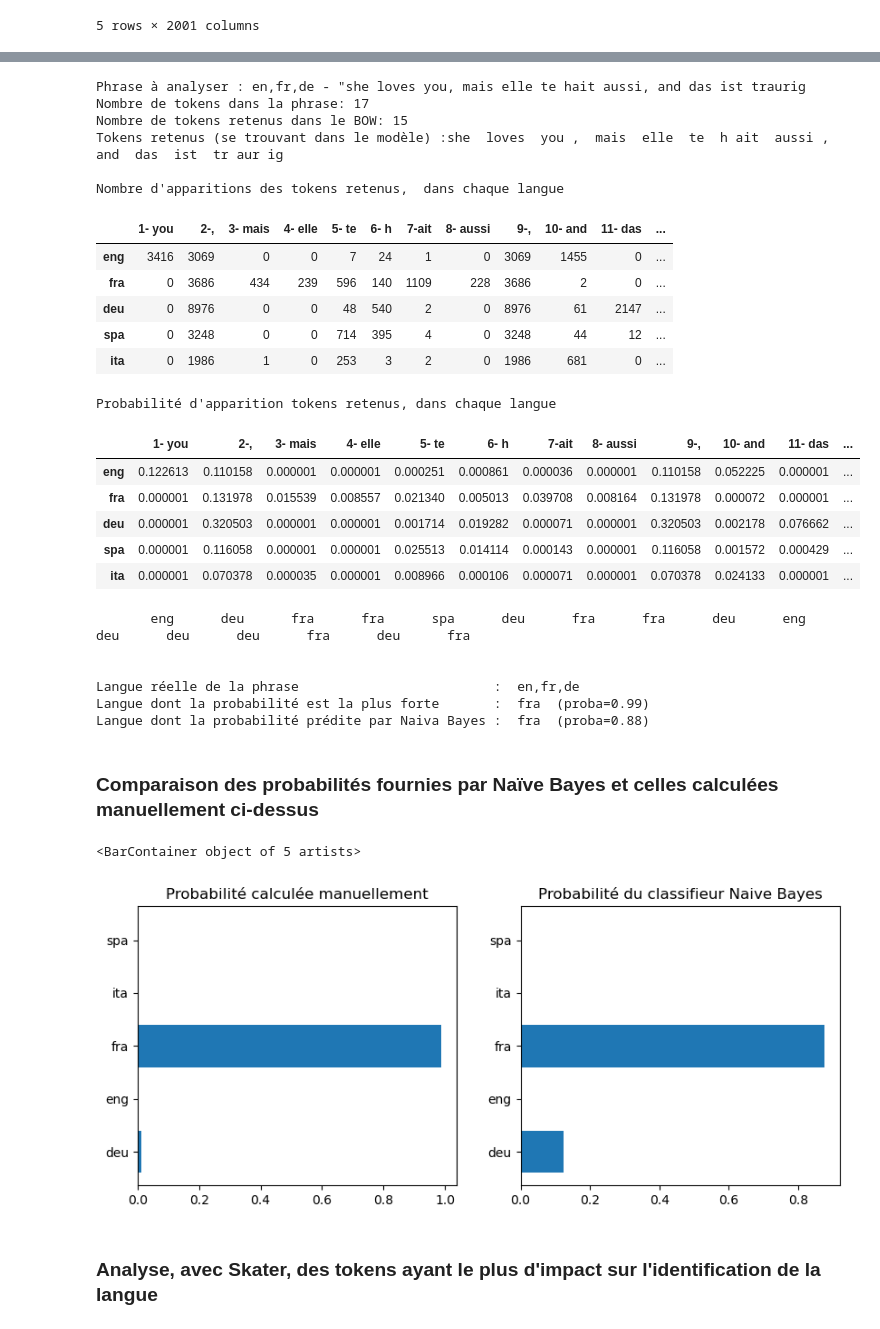
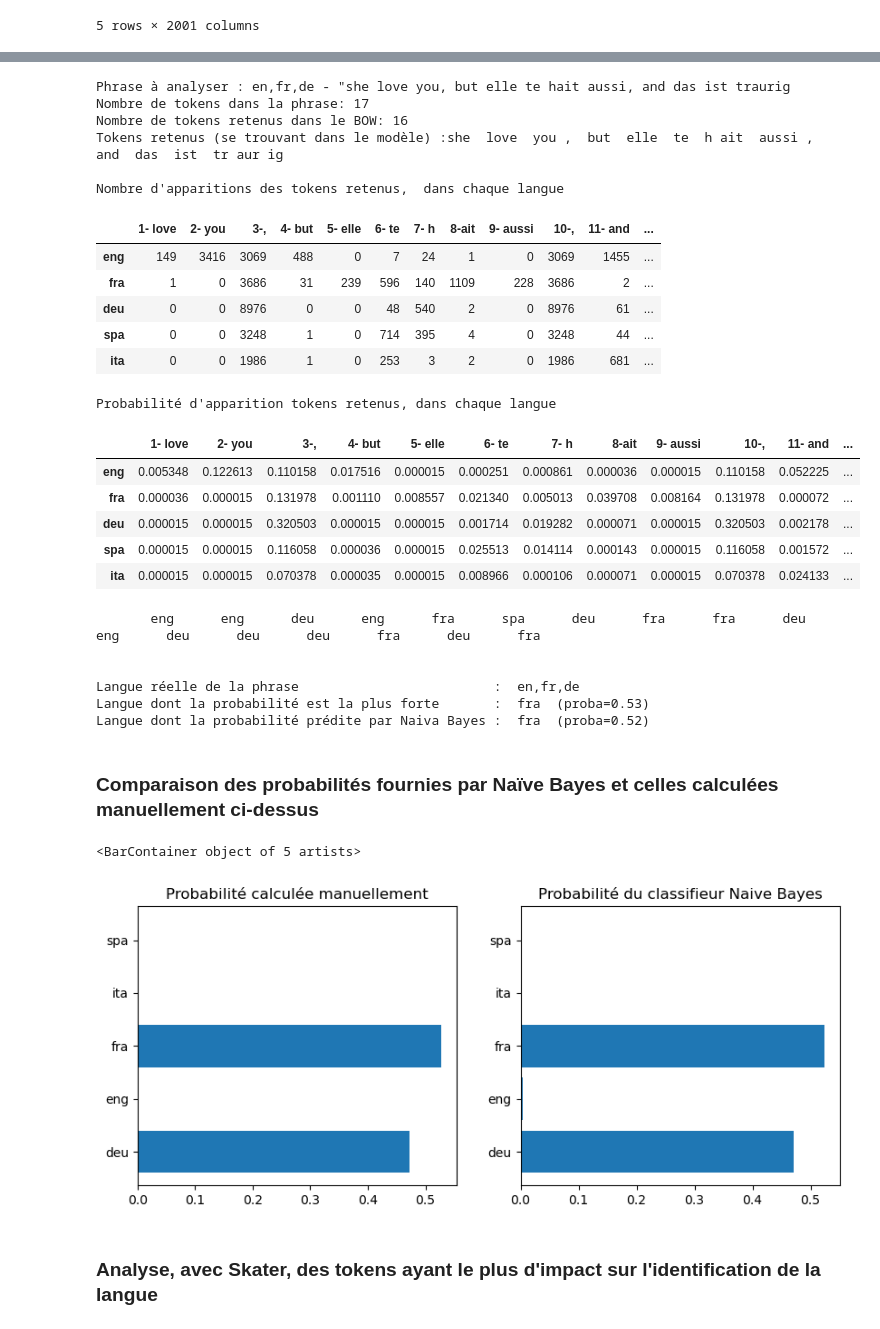
Before and after one commit to Demosthene-OR/AVR23_CDS_Text_translation, a Jupyter notebook: notebooks/Detection de langue avec BERT ou Tiktoken rev2.ipynb, the cells around one changed output, grey strips where cells are left out. Drawn from its saved outputs; the diff is of its cells as text; code cells hidden in the pictures.

```diff
--- a/notebooks/Detection de langue avec BERT ou Tiktoken rev2.ipynb
+++ b/notebooks/Detection de langue avec BERT ou Tiktoken rev2.ipynb
@@ -214,7 +215,7 @@ from sklearn.ensemble import GradientBoostingClassifier
 # %%
 # Chargement du classificateur sauvé
 clf_gb = joblib.load("../data/"+get_file_name(titoken_tokenization,"gb"))
-######### dict_ids, decoded_keys = load_dict_token() #########
+dict_ids, decoded_keys = load_dict_token() #########
 
 # Verification de l'efficacité du classificateur grace à la matrice confusion
 y_pred_gb = clf_gb.predict(X_test)
@@ -251,7 +252,7 @@ exemples = ["france is often snowy during spring , and it is relaxing in january
            "she loves very luxurious cars, don't you?",
            "vamos a la playa",
            "Ich heiße Keyne, und das ist wunderbar",
-           "she loves you, mais elle te hait aussi, and das ist traurig", # Attention à cette phrase trilingue
+           "she love you, but elle te hait aussi, and das ist traurig", # Attention à cette phrase trilingue
            "I ate caviar.",
            "Vogliamo visitare il Colosseo e nuotare nel Tevere."
           ]
@@ -411,61 +412,61 @@ df_proba = df_count.div(nb_phrases_lang, axis = 0)
 # Calcul (par multiplication) de la probabilité d'appartenance de la phrase à une langue
 df_proba['Proba'] = 1
 # Itérer sur les colonnes et effectuez la multiplication pour chaque ligne
-df_proba = df_proba.replace(0.0,0.000001)
+df_proba = df_proba.replace(0.0,0.0000145)
 for col in df_count.columns:
     df_proba['Proba'] *= df_proba[col]
 
 #########
 ######### 4.  Calcul (par multiplication) de la probabilité d'appartenance de la phrase à une langue
 
 # Multiplication par la probabilité de la classe
 p_classe = [(nb_phrases_lang[i]/df_BOW.shape[0]) for i in range(len(nb_phrases_lang))]
 df_proba['Proba'] *= p_classe
 
 # Diviser par l'evidence
 evidence = df_proba['Proba'].sum(axis=0)
 df_proba['Proba'] *= 1/evidence
 df_proba['Proba'] = df_proba['Proba'].round(3)
 
 # Affichage de la matrice des probabilités
 print("Probabilité d'apparition tokens retenus, dans chaque langue")
 display(df_proba)
 color = { 'deu':'\033[316;43m','eng':'\033[32;47m','fra':'\033[95;44m','ita':'\033[94;46m','spa':'\033[93;47m'}
 print("      ",end=" ")
 for i,token in enumerate(df_proba.columns):
     print(color[df_proba[token].idxmax()]+df_proba[token].idxmax(),end="\033[0m      ")
 print("\n\n")
 
 print("Langue réelle de la phrase                         : ",lang_exemples[sel_phrase])
 print("Langue dont la probabilité est la plus forte       : ",df_proba['Proba'].idxmax()," (proba={:.2f}".format(max(df_proba['Proba']))+")")
 prediction = clf_nb.predict(bow_exemple)
 print("Langue dont la probabilité prédite par Naiva Bayes : ",prediction[0]," (proba={:.2f}".format(max(clf_nb.predict_proba(create_BOW([exemples[sel_phrase]]))[0]))+")")
 # %% [output]
-Phrase à analyser : en,fr,de - "she loves you, mais elle te hait aussi, and das ist traurig
+Phrase à analyser : en,fr,de - "she love you, but elle te hait aussi, and das ist traurig
 Nombre de tokens dans la phrase: 17
-Nombre de tokens retenus dans le BOW: 15
-Tokens retenus (se trouvant dans le modèle) :she  loves  you ,  mais  elle  te  h ait  aussi ,  and  das  ist  tr aur ig
+Nombre de tokens retenus dans le BOW: 16
+Tokens retenus (se trouvant dans le modèle) :she  love  you ,  but  elle  te  h ait  aussi ,  and  das  ist  tr aur ig
 
 Nombre d'apparitions des tokens retenus,  dans chaque langue
-|  | 1- you | 2-, | 3- mais | 4- elle | 5- te | 6- h | 7-ait | 8- aussi | 9-, | 10- and | 11- das | ... |
-| eng | 3416 | 3069 | 0 | 0 | 7 | 24 | 1 | 0 | 3069 | 1455 | 0 | ... |
-| fra | 0 | 3686 | 434 | 239 | 596 | 140 | 1109 | 228 | 3686 | 2 | 0 | ... |
-| deu | 0 | 8976 | 0 | 0 | 48 | 540 | 2 | 0 | 8976 | 61 | 2147 | ... |
-| spa | 0 | 3248 | 0 | 0 | 714 | 395 | 4 | 0 | 3248 | 44 | 12 | ... |
-| ita | 0 | 1986 | 1 | 0 | 253 | 3 | 2 | 0 | 1986 | 681 | 0 | ... |
+|  | 1- love | 2- you | 3-, | 4- but | 5- elle | 6- te | 7- h | 8-ait | 9- aussi | 10-, | 11- and | ... |
+| eng | 149 | 3416 | 3069 | 488 | 0 | 7 | 24 | 1 | 0 | 3069 | 1455 | ... |
+| fra | 1 | 0 | 3686 | 31 | 239 | 596 | 140 | 1109 | 228 | 3686 | 2 | ... |
+| deu | 0 | 0 | 8976 | 0 | 0 | 48 | 540 | 2 | 0 | 8976 | 61 | ... |
+| spa | 0 | 0 | 3248 | 1 | 0 | 714 | 395 | 4 | 0 | 3248 | 44 | ... |
+| ita | 0 | 0 | 1986 | 1 | 0 | 253 | 3 | 2 | 0 | 1986 | 681 | ... |
 Probabilité d'apparition tokens retenus, dans chaque langue
-|  | 1- you | 2-, | 3- mais | 4- elle | 5- te | 6- h | 7-ait | 8- aussi | 9-, | 10- and | 11- das | ... |
-| eng | 0.122613 | 0.110158 | 0.000001 | 0.000001 | 0.000251 | 0.000861 | 0.000036 | 0.000001 | 0.110158 | 0.052225 | 0.000001 | ... |
-| fra | 0.000001 | 0.131978 | 0.015539 | 0.008557 | 0.021340 | 0.005013 | 0.039708 | 0.008164 | 0.131978 | 0.000072 | 0.000001 | ... |
-| deu | 0.000001 | 0.320503 | 0.000001 | 0.000001 | 0.001714 | 0.019282 | 0.000071 | 0.000001 | 0.320503 | 0.002178 | 0.076662 | ... |
-| spa | 0.000001 | 0.116058 | 0.000001 | 0.000001 | 0.025513 | 0.014114 | 0.000143 | 0.000001 | 0.116058 | 0.001572 | 0.000429 | ... |
-| ita | 0.000001 | 0.070378 | 0.000035 | 0.000001 | 0.008966 | 0.000106 | 0.000071 | 0.000001 | 0.070378 | 0.024133 | 0.000001 | ... |
+|  | 1- love | 2- you | 3-, | 4- but | 5- elle | 6- te | 7- h | 8-ait | 9- aussi | 10-, | 11- and | ... |
+| eng | 0.005348 | 0.122613 | 0.110158 | 0.017516 | 0.000015 | 0.000251 | 0.000861 | 0.000036 | 0.000015 | 0.110158 | 0.052225 | ... |
+| fra | 0.000036 | 0.000015 | 0.131978 | 0.001110 | 0.008557 | 0.021340 | 0.005013 | 0.039708 | 0.008164 | 0.131978 | 0.000072 | ... |
+| deu | 0.000015 | 0.000015 | 0.320503 | 0.000015 | 0.000015 | 0.001714 | 0.019282 | 0.000071 | 0.000015 | 0.320503 | 0.002178 | ... |
+| spa | 0.000015 | 0.000015 | 0.116058 | 0.000036 | 0.000015 | 0.025513 | 0.014114 | 0.000143 | 0.000015 | 0.116058 | 0.001572 | ... |
+| ita | 0.000015 | 0.000015 | 0.070378 | 0.000035 | 0.000015 | 0.008966 | 0.000106 | 0.000071 | 0.000015 | 0.070378 | 0.024133 | ... |
-       eng      deu      fra      fra      spa      deu      fra      fra      deu      eng      deu      deu      deu      fra      deu      fra
+       eng      eng      deu      eng      fra      spa      deu      fra      fra      deu      eng      deu      deu      deu      fra      deu      fra
 
 
 Langue réelle de la phrase                         :  en,fr,de
-Langue dont la probabilité est la plus forte       :  fra  (proba=0.99)
-Langue dont la probabilité prédite par Naiva Bayes :  fra  (proba=0.88)
+Langue dont la probabilité est la plus forte       :  fra  (proba=0.53)
+Langue dont la probabilité prédite par Naiva Bayes :  fra  (proba=0.52)
 # %% [markdown]
 ### **Comparaison des probabilités fournies par Naïve Bayes et celles calculées manuellement ci-dessus**
 # %%
@@ -478,7 +479,7 @@ axs[1].set_title("Probabilité du classifieur Naive Bayes")
 axs[1].barh(df_proba_sorted.index, clf_nb.predict_proba(create_BOW([exemples[sel_phrase]]))[0])
 # %% [output]
 <BarContainer object of 5 artists>
-[figure, old version]
+[figure, new version]
 # %% [markdown]
 ### **Analyse, avec Skater, des tokens ayant le plus d'impact sur l'identification de la langue**
 # %%
```
Also changed, not shown: parts of 4 cells of this notebook.
